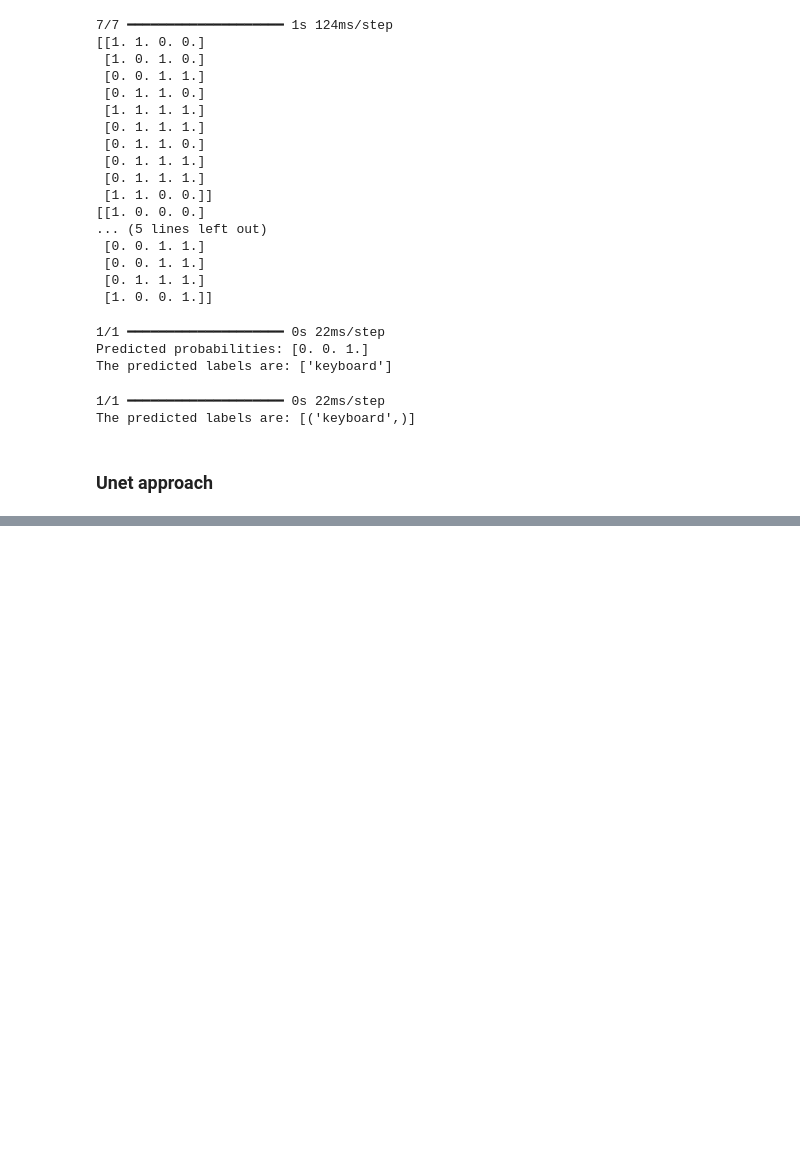
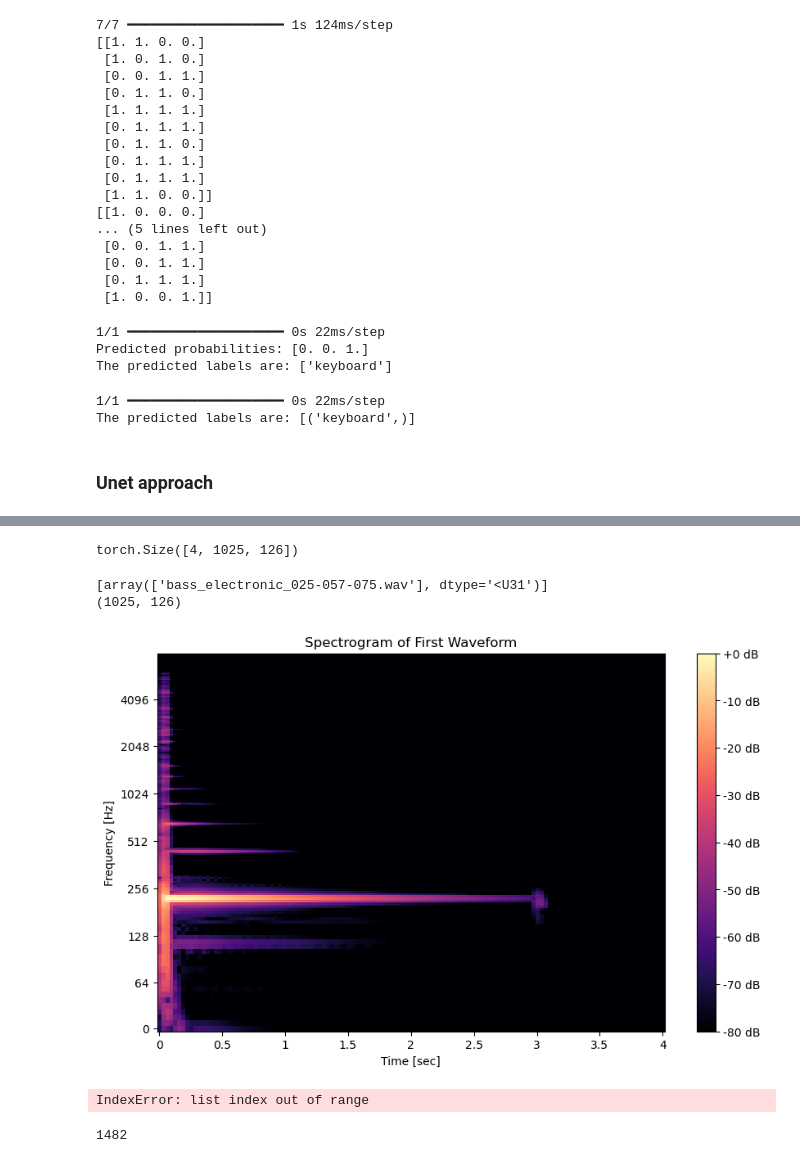
Before and after one commit to JanMcKenzie/AudioNNRep, a Jupyter notebook: final_project.ipynb, the cells around one changed output, grey strips where cells are left out. Cells and saved outputs as stored; diff of their text form; code cells hidden in the pictures; blank space fills up the shorter version.

```diff
--- a/final_project.ipynb
+++ b/final_project.ipynb
@@ -25,3 +15,3 @@ import scipy.signal as signal
 # %%
-path = 'C:/Users/ian03/Desktop/MLproject/AudioNNRepository/audio/'
+path = 'C:/Users/User/Desktop/AppStat/MachineLearning/AppliedML2024/final_project/data/nsynth-valid/audio/'
 # %%
@@ -710,3 +1250,64 @@ Epoch 3, Loss: 0.3639
+# %%
+print(y[:,0,:].shape)
+# %% [output]
+torch.Size([4, 1025, 126])
+# %%
+#Generate a random waveform
+instrument_list = [bass_electronic, flute_acoustic]
+#Pick a random sample of each instrument
+filepaths, labels = pick_samples_and_classify(instrument_list)
+print(filepaths)
+#Extract .wav data into to a list using librosa
+waveforms = add_waveform_to_list(filepaths)
+
+#Combine the waveforms
+combined_waveform = combine_waveforms(waveforms)
+
+# Convert the combined waveform to a spectrogram
+spectrogram = waveform_to_spectogram(combined_waveform)
+
+# Set all values lower than e-2 to 0
+spectogram_0 = np.where(spectrogram < 1e-2, 0, spectrogram)
+# Normalize the spectrogram
+normalized_spectrogram = normalize_spectrogram(spectrogram)
+normalized_spectrogram_0 = normalize_spectrogram(spectogram_0)
+# Convert the normalized spectrogram back to audio and save it
+spectogram_to_audio(spectogram_0, 16000, "combo1.wav")
+spectogram_to_audio(spectrogram, 16000, "combo2.wav")
+
+# Function to plot spectrogram using librosa
+def plot_spectrogram(waveform, sr, title):
+    # Compute the STFT
+    D = librosa.stft(waveform)
+    # Convert to magnitude
+    D_mag = np.abs(D)
+    print(D_mag.shape)
+    # Plot the spectrogram
+    plt.figure(figsize=(10, 6))
+    librosa.display.specshow(librosa.amplitude_to_db(D_mag, ref=np.max), sr=sr, x_axis='time', y_axis='log')
+    plt.colorbar(format='%+2.0f dB')
+    plt.title(title)
+    plt.ylabel('Frequency [Hz]')
+    plt.xlabel('Time [sec]')
+    plt.show()
+
+# Plot the spectrograms for the individual waveforms
+sr = 16000  # Assuming a sample rate of 16kHz
+
+plot_spectrogram(waveforms[0], sr, 'Spectrogram of First Waveform')
+plot_spectrogram(waveforms[1], sr, 'Spectrogram of Second Waveform')
+
+# If you want to plot the spectrogram of the combined waveform as well
+plot_spectrogram(combined_waveform, sr, 'Spectrogram of Combined Waveform')
+# %% [output]
+[array(['bass_electronic_025-057-075.wav'], dtype='<U31')]
+(1025, 126)
+[figure, added]
+IndexError: list index out of range
+# %%
+print(len(guitar_acoustic))
+# %% [output]
+1482
 # %%
 import torch
 import numpy as np
```
Also changed, not shown: parts of 27 cells of this notebook.
